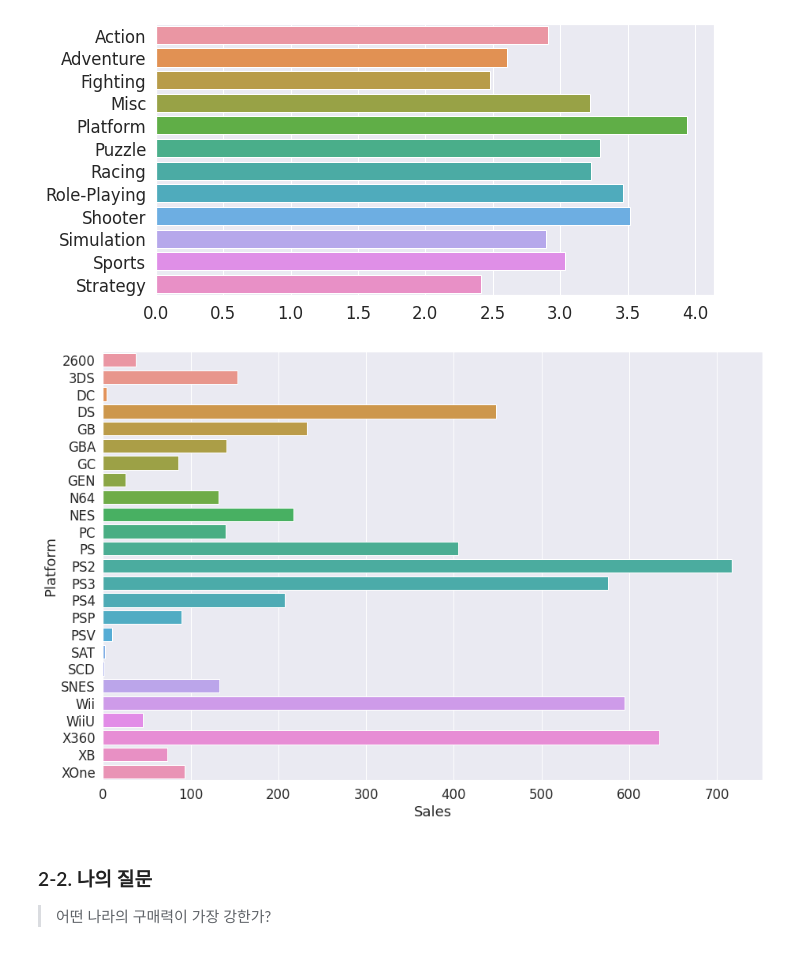
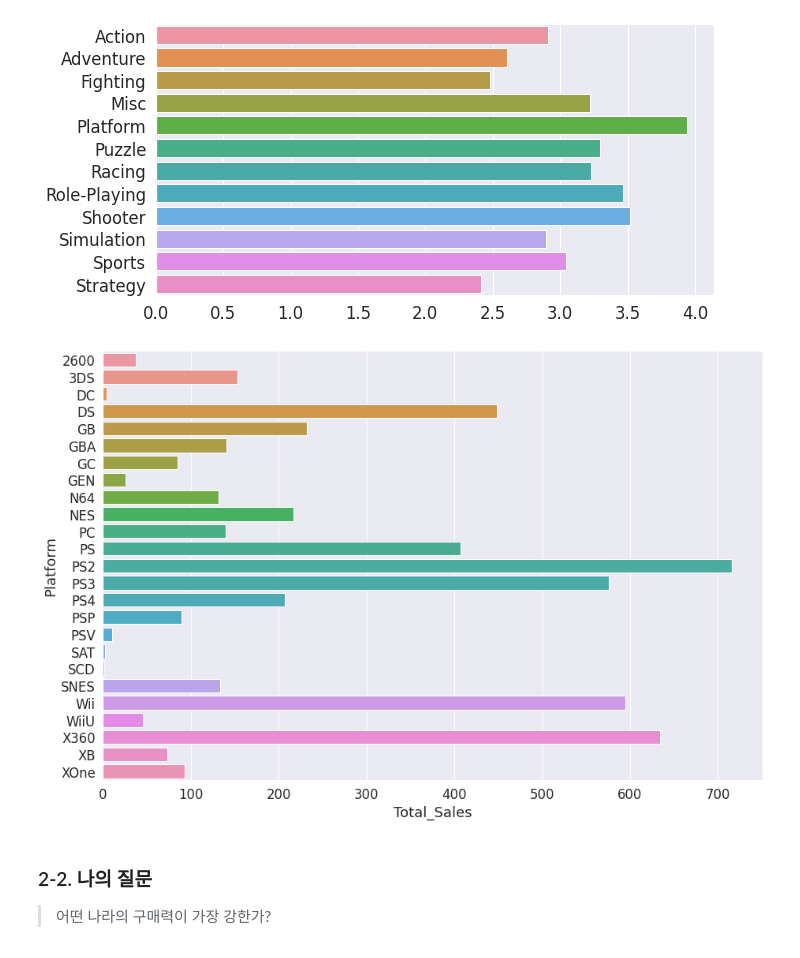
Before and after one commit to IlTACK-OH/Section1_project, a Jupyter notebook: Section1_project.ipynb, the cells around one changed output. Saved outputs shown, nothing was run; the diff lists cells and outputs as text; code cells hidden in the pictures.

```diff
--- a/Section1_project.ipynb
+++ b/Section1_project.ipynb
@@ -597,5 +520,8 @@ for i in range(8):
+# %%
+df_sub.iloc[index_for_drop[3],5:]=Need_new[0]
+df_sub.iloc[index_for_drop[0],5:]=Need_new[1]
 # %%
-df_sub.drop(index_for_drop[0:8],inplace=True)
+df_sub.drop(index_for_drop[[1,2]],inplace=True)
 # %%
 df_sub[(df_sub.Name=='Need for Speed: Most Wanted')&((df_sub.Platform=='PC')|(df_sub.Platform=='X360'))]
 # %% [output]
@@ -626,0 +551,3 @@ df_sub.reset_index(drop=True)
+# %%
+df_sub['Total_Sales'] = df_sub[['NA_Sales','EU_Sales','JP_Sales','Other_Sales']].sum(axis=1)
+df_sub.head(3)
@@ -840,6 +745,6 @@ plt.show()
 > 출고량이 높은 게임에 대한 분석 및 시각화 프로세스
 # %%
 # 출고량 상위 10%
-best=df_sub.groupby(['Name','Platform','Genre'],as_index=False).Sales.sum().sort_values(by='Sales',ascending=False).head(1632)
+best=df_sub.groupby(['Name','Platform','Genre'],as_index=False).Total_Sales.sum().sort_values(by='Total_Sales',ascending=False).head(1632)
 best
 # %% [output]
@@ -881,12 +786,12 @@ plt.show()
 # %% [output]
 [figure]
 # %%
-platform_sale = best.groupby('Platform').Sales.sum()
+platform_sale = best.groupby('Platform').Total_Sales.sum()
 plt.figure(figsize=([15,10]))
 sns.barplot(x=platform_sale,y=platform_sale.index)
 plt.show()
 # %% [output]
-[figure, old version]
+[figure, new version]
 # %% [markdown]
 ### 2-2. 나의 질문
 > 어떤 나라의 구매력이 가장 강한가?
```
Also changed, not shown: parts of 71 cells of this notebook.
